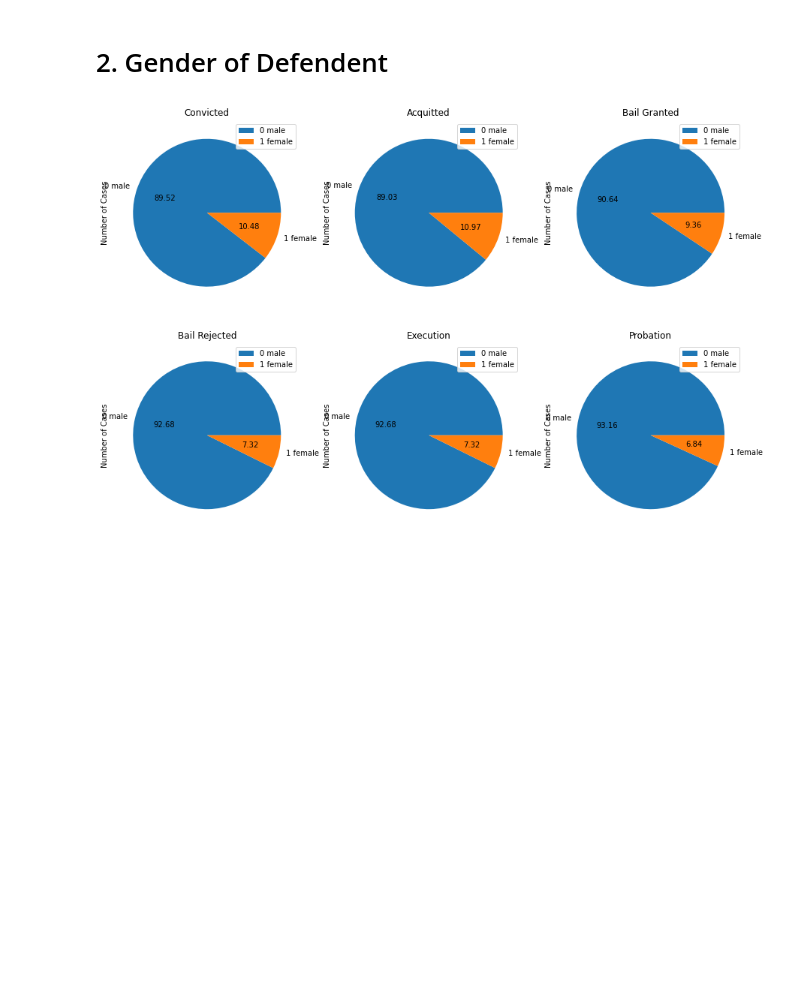
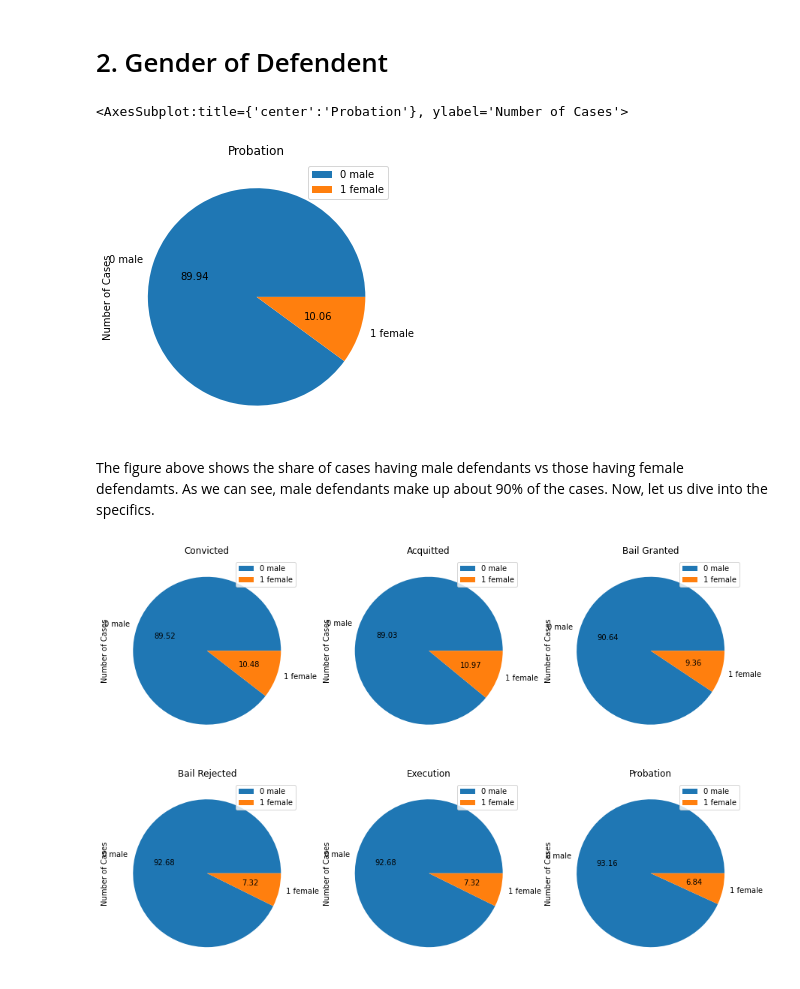
Before and after one commit to viciousAegis/precogTask, a Jupyter notebook: disposition-analysis.ipynb, the cells around one changed output. Cells and saved outputs as stored; diff of their text form; code cells hidden in the pictures; blank space fills up the shorter version.

```diff
--- a/disposition-analysis.ipynb
+++ b/disposition-analysis.ipynb
@@ -159,6 +159,24 @@ Another insight we gain is that while male judges give out acquittals, once agai
 However, female judges do not deal with bail related orders. As the bottom two graphs show, male judges are more likey to both grant and reject a bail.
 # %% [markdown]
 # 2. Gender of Defendent
+# %%
+total_case_counts_2 = []
+fig, ax = plt.subplots(figsize=(5,5))
+
+case_temp = criminal_cases
+
+case = case_temp
+case_judges_df = case[["ddl_case_id","year","female_defendant"]]
+#     case_judges_df = pd.merge(case_judges_df, disp_keys[["year","disp_name","disp_name_s"]], left_on=["disp_name", "year"], right_on=["disp_name","year"])
+case_judges_df = case_judges_df[case_judges_df.female_defendant.isin(["0 male", "1 female"]) == True]
+df_to_draw = case_judges_df[["ddl_case_id","female_defendant"]].groupby(by="female_defendant").count()
+total_case_counts_2 = df_to_draw["ddl_case_id"].values
+df_to_draw.plot.pie(y = "ddl_case_id", ylabel="Number of Cases", title = disp_titles[i], ax=ax, autopct="%.2f")
+# %% [output]
+<AxesSubplot:title={'center':'Probation'}, ylabel='Number of Cases'>
+[figure, added]
+# %% [markdown]
+The figure above shows the share of cases having male defendants vs those having female defendamts. As we can see, male defendants make up about 90% of the cases. Now, let us dive into the specifics.
 # %%
 fig, ax = plt.subplots(2,3, figsize=(15,10))
 
```
Also changed, not shown: parts of 9 cells of this notebook.
